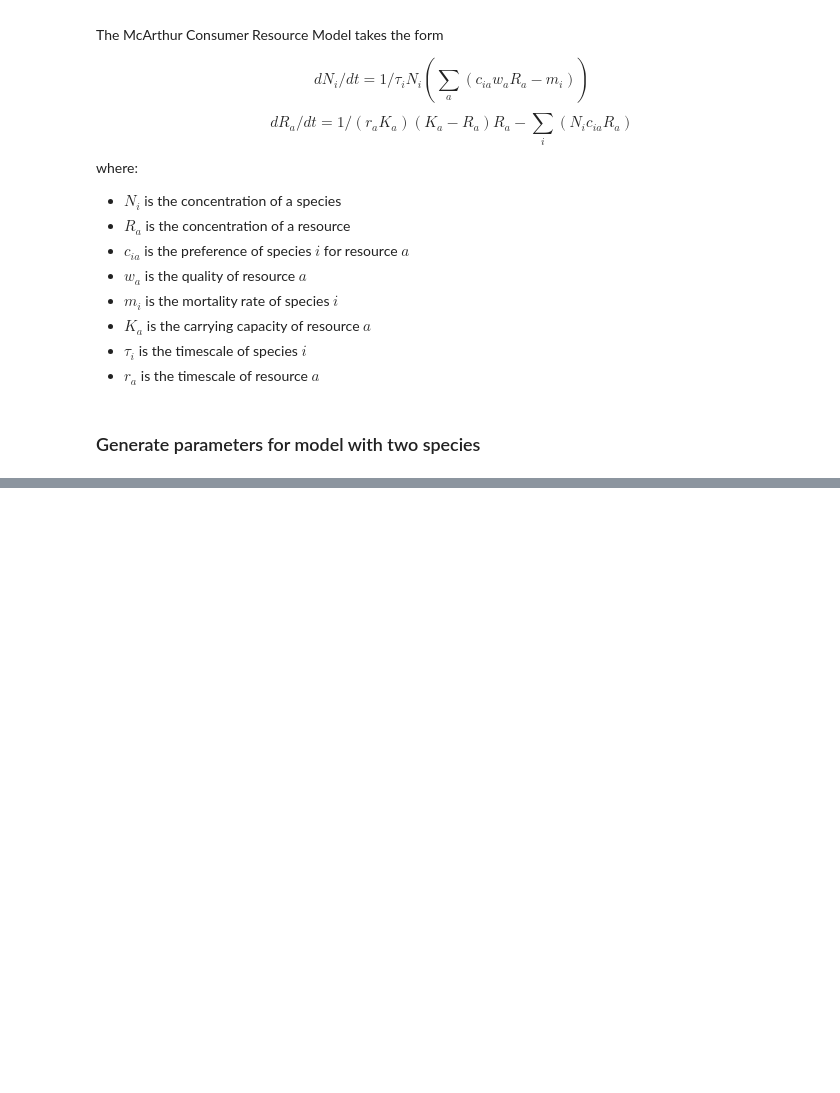
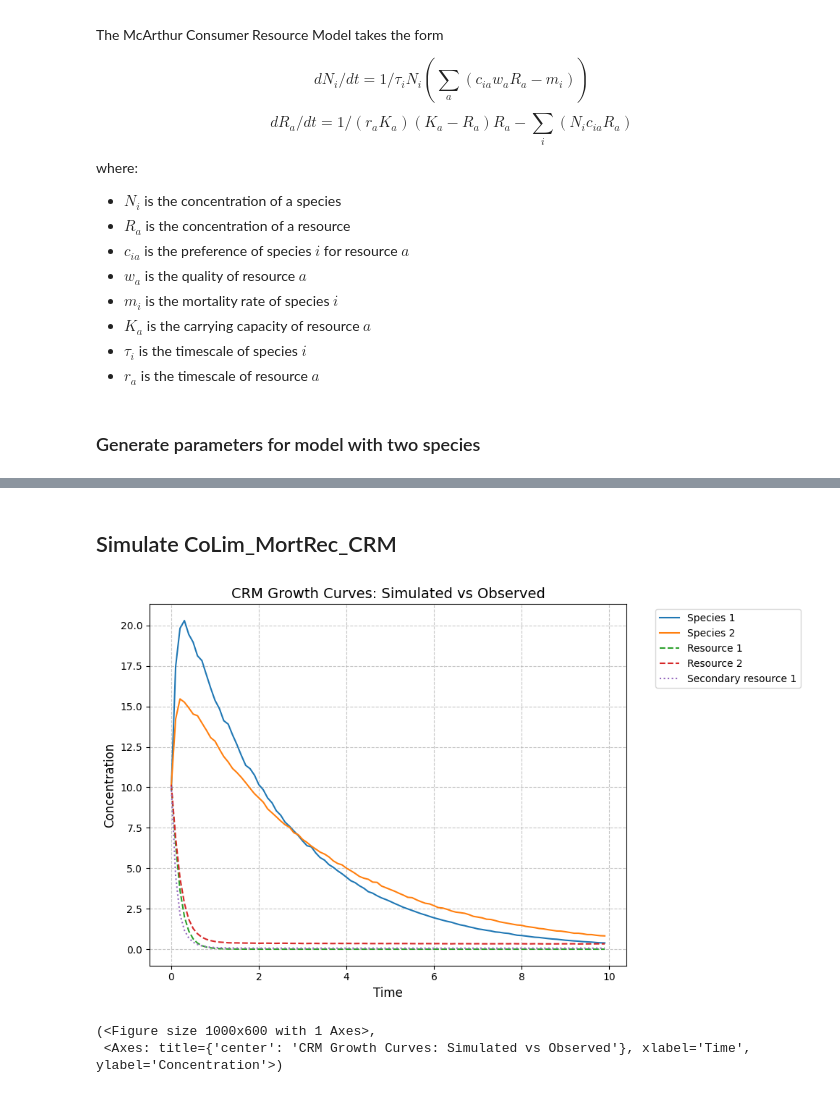
Before and after one commit to ucl-cssb/MIMIC, a Jupyter notebook: examples/CRM/examples-sim-CRM.ipynb, the cells around one changed output, grey strips where cells are left out. Drawn from its saved outputs; the diff is of its cells as text; code cells hidden in the pictures; blank space fills up the shorter version.

```diff
--- a/examples/CRM/examples-sim-CRM.ipynb
+++ b/examples/CRM/examples-sim-CRM.ipynb
@@ -138,0 +242,50 @@ df_combined.to_csv('data-s2-r2.csv', index=False)
+# %% [markdown]
+## Simulate CoLim_MortRec_CRM
+# %%
+# initial conditions
+init_species = 10 * np.ones(num_species+num_resources+num_secondary_resources)
+
+# instantiate simulator
+
+simulator = sim_CRM()
+
+simulator.set_parameters(num_species = params['num_species'],
+                         num_resources = params['num_resources'],
+                         num_secondary_resources = params['num_secondary_resources'],
+                         tau = params['tau'],
+                         w = params['w_sec'],
+                         c = params['c_sec'],
+                         m = params['m'],
+                         alpha = params['alpha'],
+                         epsilon = params['epsilon'])
+
+simulator.print_parameters()
+
+observed_species, observed_resources, observed_secondary_resources = simulator.simulate_CoLim_MortRec_CRM(times, init_species)
+observed_data = np.hstack((observed_species, observed_resources, observed_secondary_resources))
+
+# add Guassian noise to the data
+# observed_species = observed_species + np.random.normal(loc=0, scale=0.05, size=observed_species.shape)
+# observed_resources = observed_resources + np.random.normal(loc=0, scale=0.05, size=observed_resources.shape)
+
+noise_factor_species = np.exp(np.random.normal(loc=0, scale=0.01, size=observed_species.shape))
+observed_species = observed_species * noise_factor_species
+
+noise_factor_resources = np.exp(np.random.normal(loc=0, scale=0.01, size=observed_resources.shape))
+observed_resources = observed_resources * noise_factor_resources
+
+noise_factor_secondary_resources = np.exp(np.random.normal(loc=0, scale=0.01, size=observed_secondary_resources.shape))
+observed_secondary_resources = observed_secondary_resources * noise_factor_secondary_resources
+
+# Replace negative values with 0
+observed_species = np.maximum(observed_species, 0.0001)
+observed_resources = np.maximum(observed_resources, 0.0001)
+observed_secondary_resources = np.maximum(observed_secondary_resources, 0.0001)
+
+# plot simulated species and resouce dynamics
+plot_CRM(observed_species=observed_species, observed_resources=observed_resources,
+         observed_secondary_resources=observed_secondary_resources, timepoints=times)
+# %% [output]
+[figure, added]
+(<Figure size 1000x600 with 1 Axes>,
+ <Axes: title={'center': 'CRM Growth Curves: Simulated vs Observed'}, xlabel='Time', ylabel='Concentration'>)
```
Also changed, not shown: parts of 8 cells of this notebook, 7 other files.
